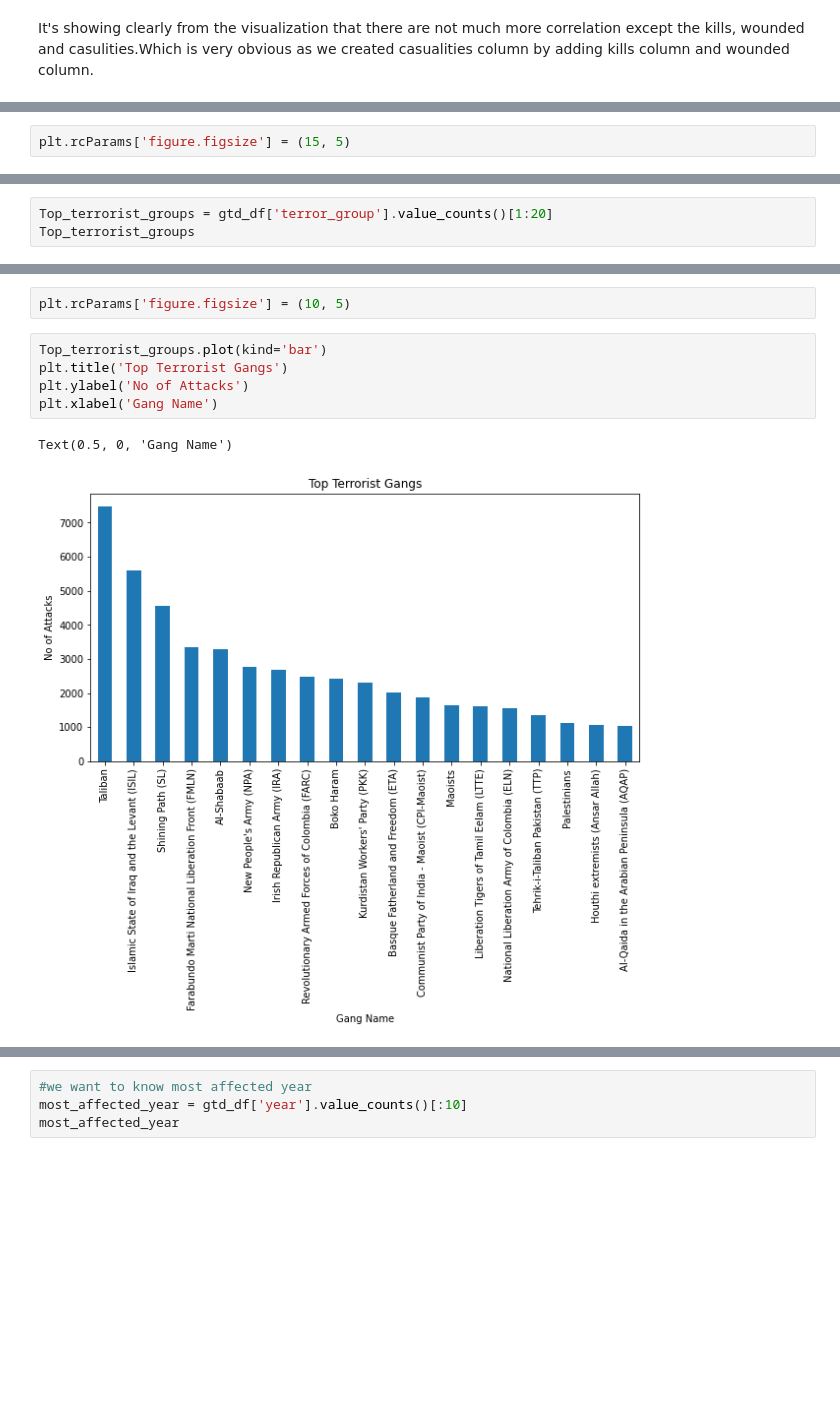
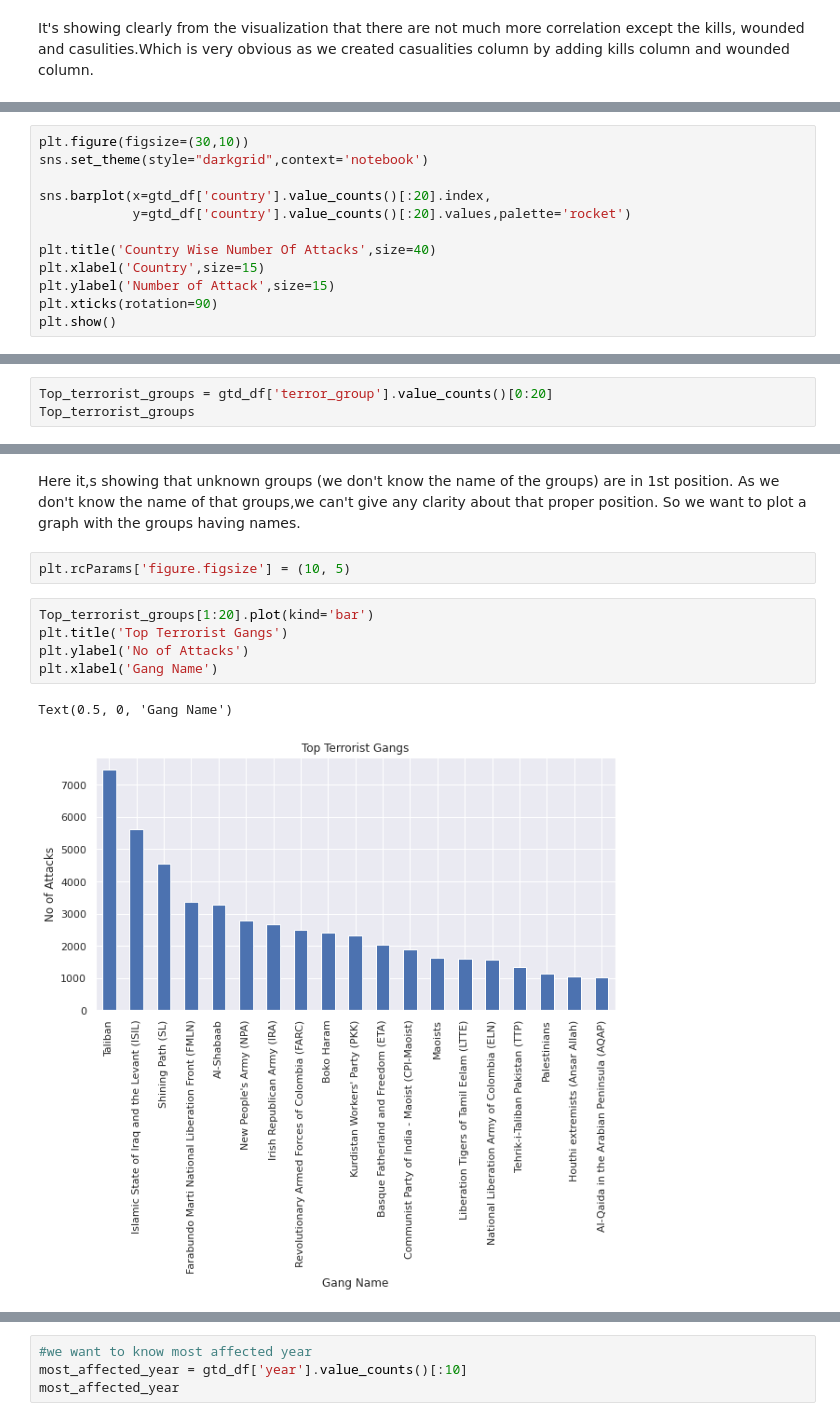
Before and after one commit to jogapritam/Global-Terrorism-Analysis, a Jupyter notebook: Global_Terrorism_Analysis_Capstone_Project.ipynb, the cells around one changed output, grey strips where cells are left out. Cells and saved outputs as stored; diff of their text form; blank space fills up the shorter version.

```diff
--- a/Global_Terrorism_Analysis_Capstone_Project.ipynb
+++ b/Global_Terrorism_Analysis_Capstone_Project.ipynb
@@ -366,5 +398,3 @@ Algeria            2743
 France             2693
 Egypt              2479
 Name: country, dtype: int64
-# %%
-plt.rcParams['figure.figsize'] = (15, 5)
@@ -379,0 +401,12 @@ Text(0.5, 0, 'country name')
+# %%
+plt.figure(figsize=(30,10))
+sns.set_theme(style="darkgrid",context='notebook')
+
+sns.barplot(x=gtd_df['country'].value_counts()[:20].index,
+            y=gtd_df['country'].value_counts()[:20].values,palette='rocket')
+
+plt.title('Country Wise Number Of Attacks',size=40)
+plt.xlabel('Country',size=15)
+plt.ylabel('Number of Attack',size=15)
+plt.xticks(rotation=90)
+plt.show()
@@ -380,4 +430,4 @@ Text(0.5, 0, 'country name')
 # %%
-Top_terrorist_groups = gtd_df['terror_group'].value_counts()[1:20]
+Top_terrorist_groups = gtd_df['terror_group'].value_counts()[0:20]
 Top_terrorist_groups
 # %% [output]
@@ -403,11 +450,13 @@ Al-Qaida in the Arabian Peninsula (AQAP)            1020
 Name: terror_group, dtype: int64
+# %% [markdown]
+Here it,s showing that unknown groups (we don't know the name of the groups) are in 1st position. As we don't know the name of that groups,we can't give any clarity about that proper position. So we want to plot a graph with the groups having names.
 # %%
 plt.rcParams['figure.figsize'] = (10, 5)
 # %%
-Top_terrorist_groups.plot(kind='bar')
+Top_terrorist_groups[1:20].plot(kind='bar')
 plt.title('Top Terrorist Gangs')
 plt.ylabel('No of Attacks')
 plt.xlabel('Gang Name')
 # %% [output]
 Text(0.5, 0, 'Gang Name')
-[figure, old version]
+[figure, new version]
```
Also changed, not shown: parts of 20 cells of this notebook.
